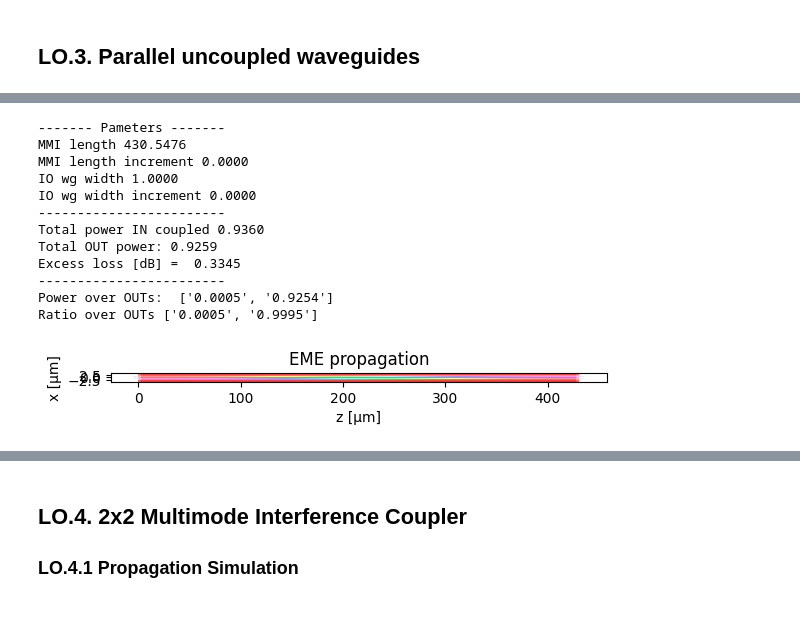
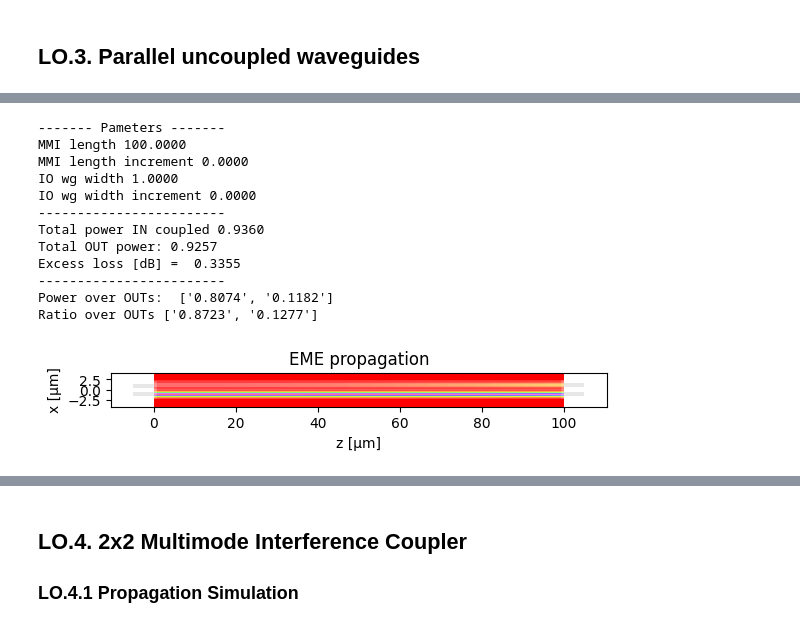
Before and after one commit to marcoscaranana/pic-upv-lab2, a Jupyter notebook: COUPLERS_Student.ipynb, the cells around one changed output, grey strips where cells are left out. Cells and saved outputs as stored; diff of their text form; code cells hidden in the pictures.

```diff
--- a/COUPLERS_Student.ipynb
+++ b/COUPLERS_Student.ipynb
@@ -149,13 +151,10 @@ Ratio over OUTs ['0.0013', '0.9987']
 # %%
-# HINT. Calculate manually the L_pi you may need to achieve K=0.1
-# Then you can sweep the gap and calculate the L_pi until reaching
-# the desired value.
-
 wg_gap = 0.7 # Student. Gap between waveguides
 wg_width = 1.2 # Student. Core waveguides width
 
 d = wg_width + wg_gap
 wg_N = 2
+
 
 m = DC_EME() # Here you instantiate a Directional Coupler to be simulated with the Eigen-mode expansion (EME) algorithm.
 m.MMI_num_modes = 12 # Number of modes to be calculated. Here, the higher, the better since we are going to calculate
@@ -168,10 +167,10 @@ m.DC_N_waveguides = wg_N
 m.find_all_modes()
 
 # 2) Get the L_pi
-L_pi = m.get_L_pi()
-print("L_pi =", L_pi, " µm")
+L_pi_array[1] = m.get_L_pi()
+print("L_pi =", L_pi_array [1], " µm")
 
-L = L_pi
+L = 100
 
 m.L_MMI = L
 
@@ -197,6 +196,7 @@ wg_width = 1.2 # Student. Core waveguides width
 
 d = wg_width + wg_gap
 wg_N = 2
+
 
 m = DC_EME() # Here you instantiate a Directional Coupler to be simulated with the Eigen-mode expansion (EME) algorithm.
 m.MMI_num_modes = 12 # Number of modes to be calculated. Here, the higher, the better since we are going to calculate
@@ -209,10 +209,10 @@ m.DC_N_waveguides = wg_N
 m.find_all_modes()
 
 # 2) Get the L_pi
-L_pi = m.get_L_pi()
-print("L_pi =", L_pi, " µm")
+L_pi_array[2] = m.get_L_pi()
+print("L_pi =", L_pi_array [2], " µm")
 
-L = L_pi
+L = 100
 
 m.L_MMI = L
 
@@ -238,6 +238,7 @@ wg_width = 1.2 # Student. Core waveguides width
 
 d = wg_width + wg_gap
 wg_N = 2
+
 
 m = DC_EME() # Here you instantiate a Directional Coupler to be simulated with the Eigen-mode expansion (EME) algorithm.
 m.MMI_num_modes = 12 # Number of modes to be calculated. Here, the higher, the better since we are going to calculate
@@ -250,10 +251,10 @@ m.DC_N_waveguides = wg_N
 m.find_all_modes()
 
 # 2) Get the L_pi
-L_pi = m.get_L_pi()
-print("L_pi =", L_pi, " µm")
+L_pi_array[3] = m.get_L_pi()
+print("L_pi =", L_pi_array [3], " µm")
 
-L = L_pi
+L = 100
 
 m.L_MMI = L
 
@@ -279,6 +280,7 @@ wg_width = 1.2 # Student. Core waveguides width
 
 d = wg_width + wg_gap
 wg_N = 2
+
 
 m = DC_EME() # Here you instantiate a Directional Coupler to be simulated with the Eigen-mode expansion (EME) algorithm.
 m.MMI_num_modes = 12 # Number of modes to be calculated. Here, the higher, the better since we are going to calculate
@@ -291,10 +293,10 @@ m.DC_N_waveguides = wg_N
 m.find_all_modes()
 
 # 2) Get the L_pi
-L_pi = m.get_L_pi()
-print("L_pi =", L_pi, " µm")
+L_pi_array[4] = m.get_L_pi()
+print("L_pi =", L_pi_array [4], " µm")
 
-L = L_pi
+L = 100
 
 m.L_MMI = L
 
@@ -320,6 +322,7 @@ wg_width = 1.2 # Student. Core waveguides width
 
 d = wg_width + wg_gap
 wg_N = 2
+
 
 m = DC_EME() # Here you instantiate a Directional Coupler to be simulated with the Eigen-mode expansion (EME) algorithm.
 m.MMI_num_modes = 12 # Number of modes to be calculated. Here, the higher, the better since we are going to calculate
@@ -332,10 +335,10 @@ m.DC_N_waveguides = wg_N
 m.find_all_modes()
 
 # 2) Get the L_pi
-L_pi = m.get_L_pi()
-print("L_pi =", L_pi, " µm")
+L_pi_array[5] = m.get_L_pi()
+print("L_pi =", L_pi_array [5], " µm")
 
-L = L_pi
+L = 100
 
 m.L_MMI = L
 
@@ -345,16 +348,16 @@ L_pi = 430.5476100768086  µm
 ------- Pameters -------
-MMI length 430.5476
+MMI length 100.0000
 MMI length increment 0.0000
 IO wg width 1.0000
 IO wg width increment 0.0000
 ------------------------
 Total power IN coupled 0.9360
-Total OUT power: 0.9259
-Excess loss [dB] =  0.3345
+Total OUT power: 0.9257
+Excess loss [dB] =  0.3355
 ------------------------
-Power over OUTs:  ['0.0005', '0.9254']
-Ratio over OUTs ['0.0005', '0.9995']
+Power over OUTs:  ['0.8074', '0.1182']
+Ratio over OUTs ['0.8723', '0.1277']
-[figure, old version]
+[figure, new version]
 # %%
 wg_gap = 1.2 # Student. Gap between waveguides
 wg_width = 1.2 # Student. Core waveguides width
```
Also changed, not shown: parts of 19 cells of this notebook.
